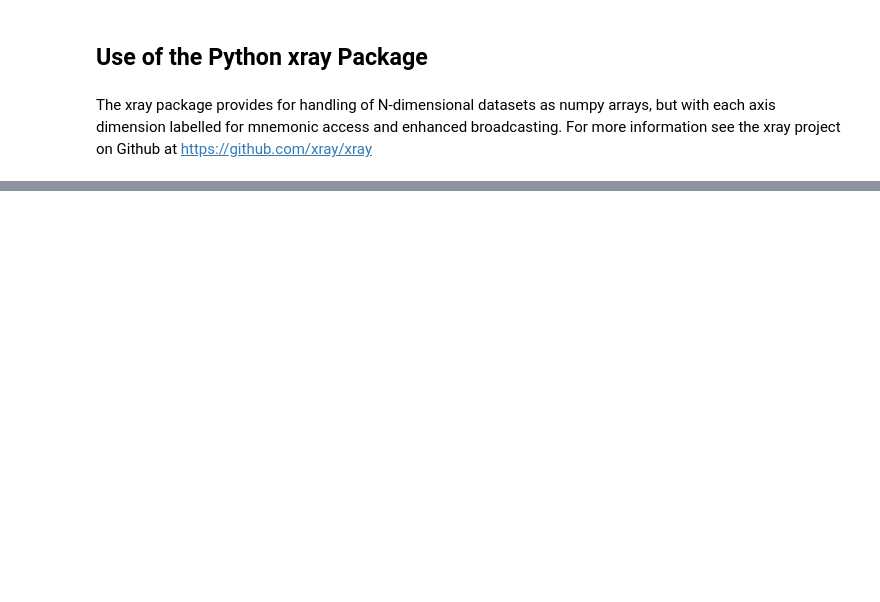
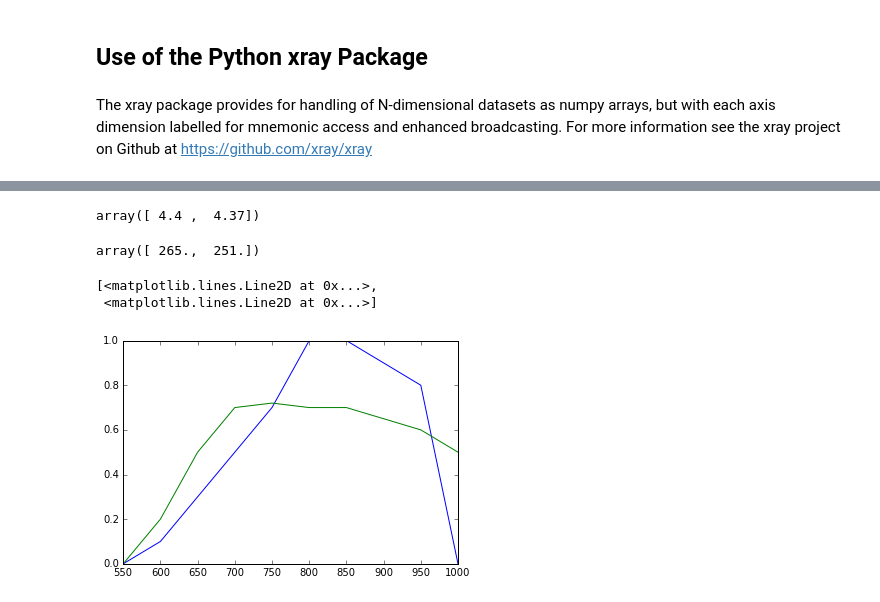
Before and after one commit to derekjgriffith/nbMORTICIA, a Jupyter notebook: tools/01a-xrayExercises.ipynb, the cells around one changed output, grey strips where cells are left out. Saved outputs shown, nothing was run; the diff lists cells and outputs as text; code cells hidden in the pictures; blank space fills up the shorter version.

Commit message:
Work on xray exercises

```diff
--- a/tools/01a-xrayExercises.ipynb
+++ b/tools/01a-xrayExercises.ipynb
@@ -109,0 +127,27 @@ check_convert_units([spec_trans['wvl'], spec_trans.attrs['wvl_units']], 'um')
+# %%
+# Here we have a transmission DataArray for 2 lens systems, labelled A and B
+trans = xray.DataArray([[ 0.0, 0.1, 0.3, 0.5, 0.7, 1.0, 1.0, 0.8, 0.0],
+                             [ 0.0, 0.2, 0.5, 0.7, 0.72, 0.7, 0.7, 0.6, 0.5]],
+                   [('idn', ['A', 'B']),
+                    ('wvl', [550., 600, 650, 700, 750, 800, 850, 950, 1000])],
+                   name='trn',
+                   attrs={'trn_units': '1', 'wvl_units': 'nm', 'extrap_val': 0.0})
+# %%
+# Trapzoidal integration of an xray DataArray along a named axis
+# However, this returns a regular numpy array integrated along the named axis
+np.trapz(trans, axis=trans.get_axis_num('wvl'))
+# %% [output]
+array([ 4.4 ,  4.37])
+# %%
+# Latter integration result is wrong because we failed to take into account the actual coordinates
+# in the wavelength axis, so here we do the integration again, using the wavelength values
+# as a further input
+np.trapz(trans, trans['wvl'], axis=trans.get_axis_num('wvl'))
+# %% [output]
+array([ 265.,  251.])
+# %%
+plt.plot(trans['wvl'], trans.loc['A'], trans['wvl'], trans.loc['B'])
+# %% [output]
+[<matplotlib.lines.Line2D at 0x...>,
+ <matplotlib.lines.Line2D at 0x...>]
+[figure, added]
```
Also changed, not shown: parts of 22 cells of this notebook, 1 other file.
